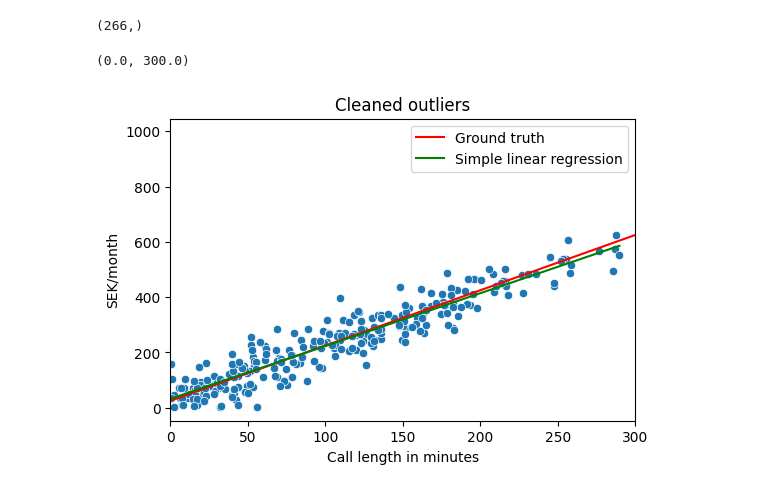
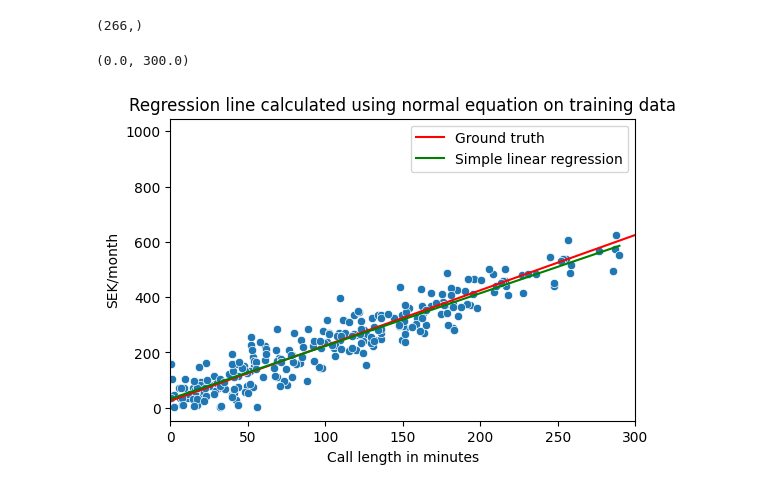
Before and after one commit to felix-tjernberg/machine-learning, a Jupyter notebook: exercises/exercise-1.ipynb, the cells around one changed output. Cells and saved outputs as stored; diff of their text form; code cells hidden in the pictures.

```diff
--- a/exercises/exercise-1.ipynb
+++ b/exercises/exercise-1.ipynb
@@ -213,15 +213,15 @@ regression_line.shape
 # %%
 fig, ax = pyplot.subplots(dpi=100)
 seaborn.scatterplot(x=train_data['X']['Minutes'], y=train_data['y'])
 seaborn.lineplot(x=x_minutes_per_month, y=y_sek_per_month_ground_truth, color='red', label='Ground truth')
 seaborn.lineplot(x=train_data['X']['Minutes'], y=regression_line, color='green', label='Simple linear regression')
 ax.set(
-    title="Cleaned outliers",
+    title="Regression line calculated using normal equation on training data",
     xlabel="Call length in minutes",
     ylabel="SEK/month",
 )
 ax.legend()
 pyplot.xlim(0,300)
 # %% [output]
 (0.0, 300.0)
-[figure, old version]
+[figure, new version]
```
Also changed, not shown: parts of 7 cells of this notebook.
